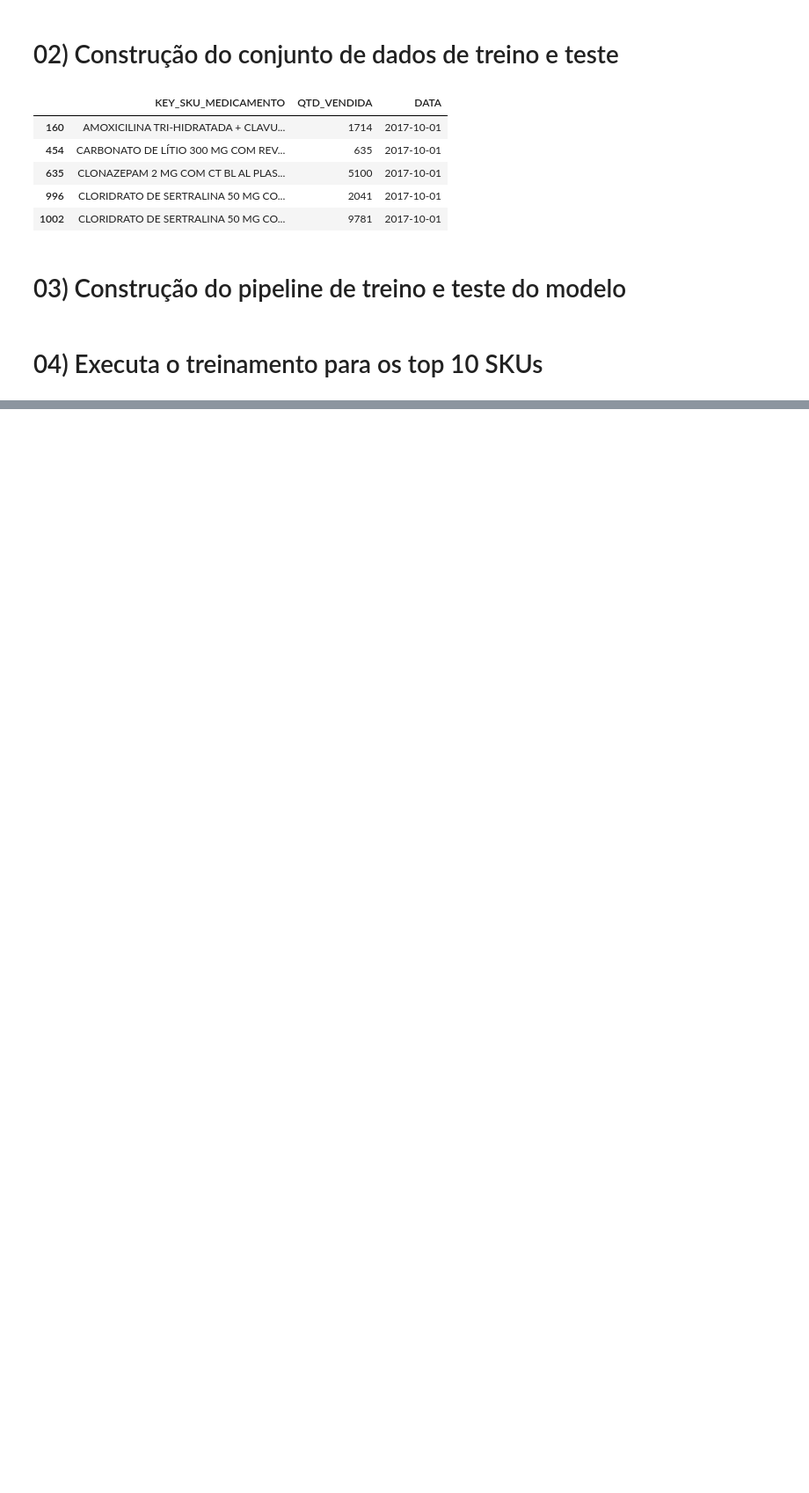
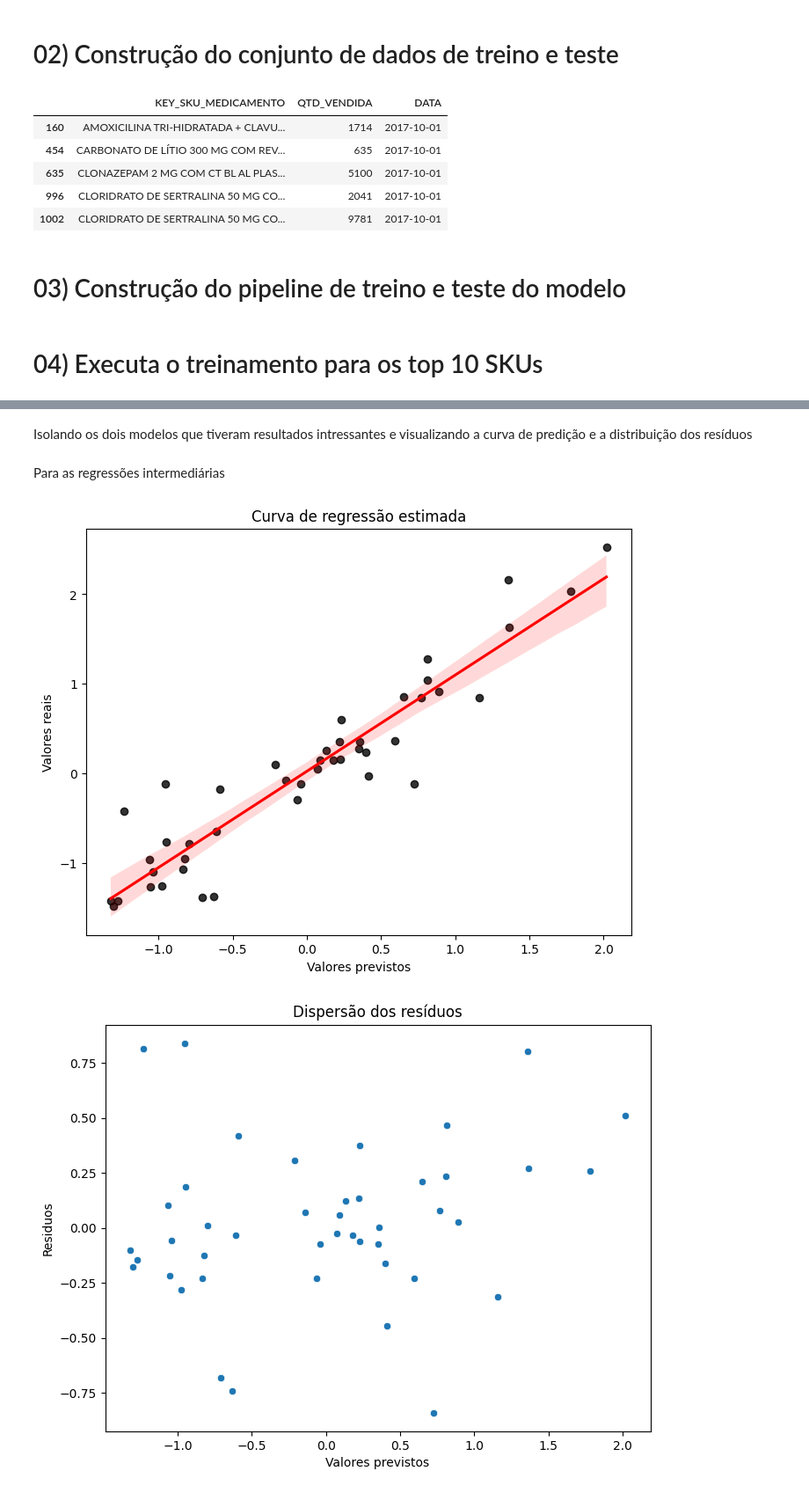
Before and after one commit to gustavocunhaa/previsao-demanda-SKUmedicamentos, a Jupyter notebook: train_model.ipynb, the cells around one changed output, grey strips where cells are left out. Shown at 88% size. Saved outputs shown, nothing was run; the diff lists cells and outputs as text; code cells hidden in the pictures; blank space fills up the shorter version.

Commit message:
4 modelos treinados

```diff
--- a/train_model.ipynb
+++ b/train_model.ipynb
@@ -207,12 +204,14 @@ def pipeline_preparacao_dados(sku):
-# %%
-X_train, y_train, X_test, y_test, pred_baseline = pipeline_preparacao_dados(lista_princiapis_skus[0])
 # %% [markdown]
 # 03) Construção do pipeline de treino e teste do modelo
 # %%
-# Criando a função de treinamento e que realiza previsões
+# Criando a função de treinamento e retorna as métricas de validação
 
-def treinaFazPrevisao(modelo):
+def treinaFazPrevisao(modelo, X_train, X_test, y_train, y_test):
     model = modelo
     model.fit(X_train, y_train)
+
     pred = model.predict(X_test)
-    return pred
+    r2 = r2_score(y_test, pred)
+    rmse = np.sqrt(mean_squared_error(y_test, pred))
+
+    return model, r2, rmse
@@ -380,0 +295,2 @@ RNA: 71.352%
+# %%
+lista_modelos_3 = pipeline_modelo(3)
@@ -387,0 +411,31 @@ Com a quantidade de dados utilizadas da série histórica, não foi possível re
+# %% [markdown]
+Isolando os dois modelos que tiveram resultados intressantes e visualizando a curva de predição e a distribuição dos resíduos
+# %%
+def curva_regressao_residuos(modelo, indice):
+
+    X_train, X_test, y_train, y_test = pipeline_preparacao_dados(lista_princiapis_skus[indice])
+    y = pd.concat([y_train, y_test])
+    x = pd.concat([X_train, X_test])
+    x['y_previsto'] = modelo.predict(x)
+    x['residuos'] = y - x['y_previsto']
+
+    plt.figure(figsize=(8,6))
+    sns.regplot(x=x['y_previsto'], y=y, scatter_kws={"color": "black"}, line_kws={"color": "red"})
+    plt.title("Curva de regressão estimada")
+    plt.xlabel("Valores previstos")
+    plt.ylabel("Valores reais")
+    plt.show()
+
+    plt.figure(figsize=(8,6))
+    sns.scatterplot(x=x['y_previsto'], y=x['residuos'])
+    plt.title("Dispersão dos resíduos")
+    plt.xlabel("Valores previstos")
+    plt.ylabel("Residuos")
+    plt.show()
+# %% [markdown]
+Para as regressões intermediárias
+# %%
+curva_regressao_residuos(lista_modelos_3[2], 3)
+# %% [output]
+[figure, added]
+[figure, added]
```
Also changed, not shown: parts of 40 cells of this notebook, 1 other file.
